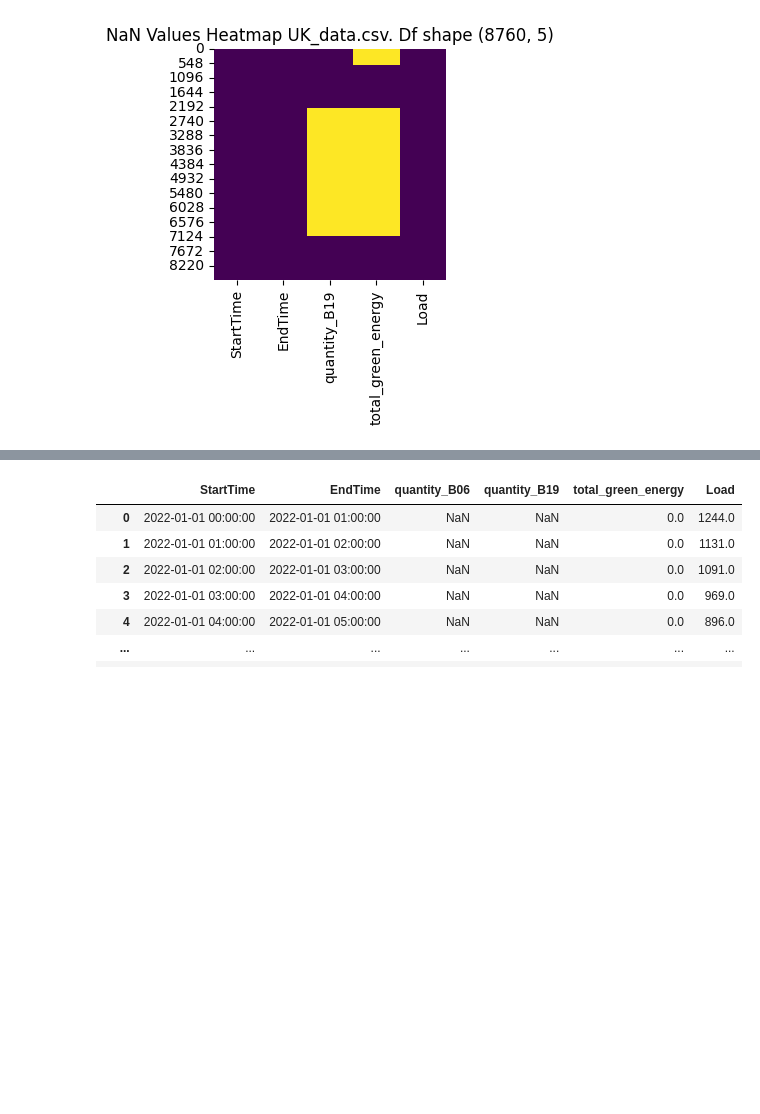
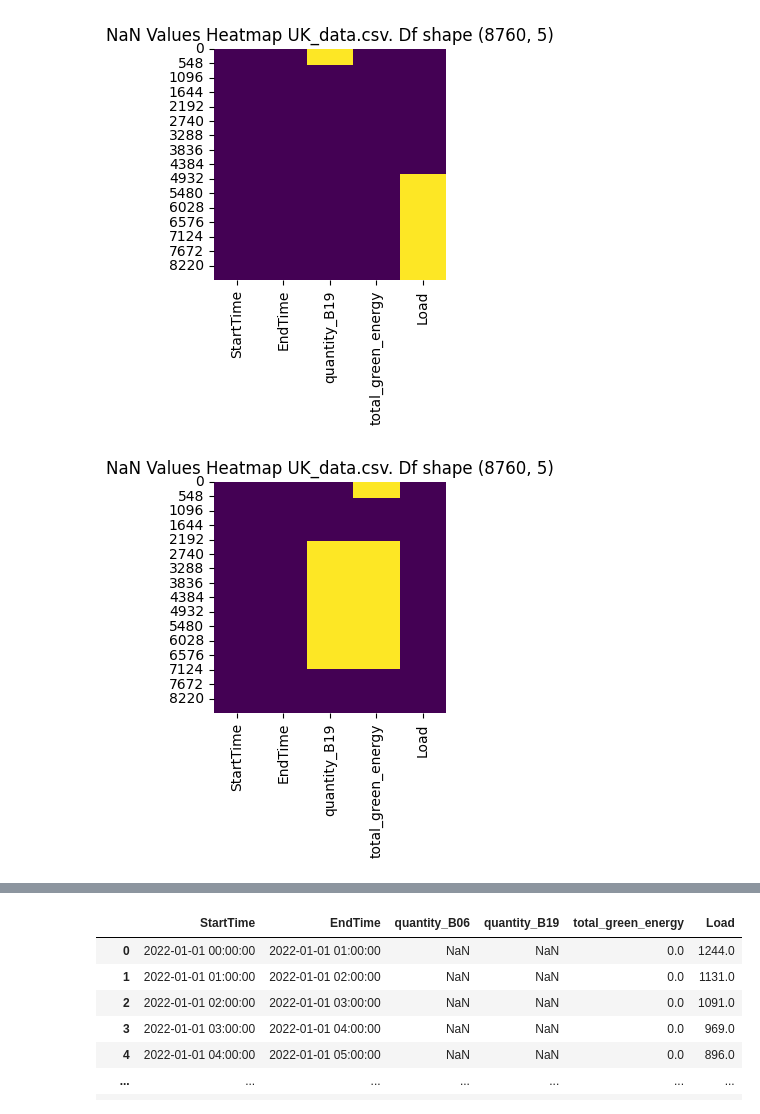
Before and after one commit to arturofredes/SchneiderHackathon_UBEcoFriends, a Jupyter notebook: pruebas.ipynb, the cells around one changed output, grey strips where cells are left out. Drawn from its saved outputs; the diff is of its cells as text; code cells hidden in the pictures; blank space fills up the shorter version.

```diff
--- a/pruebas.ipynb
+++ b/pruebas.ipynb
@@ -36,12 +36,14 @@ plt.show()
 # %%
-folder = r'data\final_data'
+folder = r'data\not_used'
 file_name = 'UK_data.csv'
 df = pd.read_csv(os.path.join(folder, file_name)) # change your df
 # Plot NaN values heatmap
-plt.figure(figsize=(3, 3))
-# sns.heatmap(df.isnull(), cmap='viridis', cbar=False)
-sns.heatmap(df == 0, cmap='viridis', cbar=False) # drop the 0
-plt.title(f'NaN Values Heatmap {file_name}. Df shape {df.shape}')
-plt.show()
+
+for condition in [df.isnull(), df == 0, df=='']:
+    plt.figure(figsize=(3, 3))
+    sns.heatmap(condition, cmap='viridis', cbar=False)
+    plt.title(f'NaN Values Heatmap {file_name}. Df shape {df.shape}')
+    plt.show()
 # %% [output]
-[figure, old version]
+[figure, new version]
+[figure, added]
```
Also changed, not shown: parts of 3 cells of this notebook, 6 other files.
